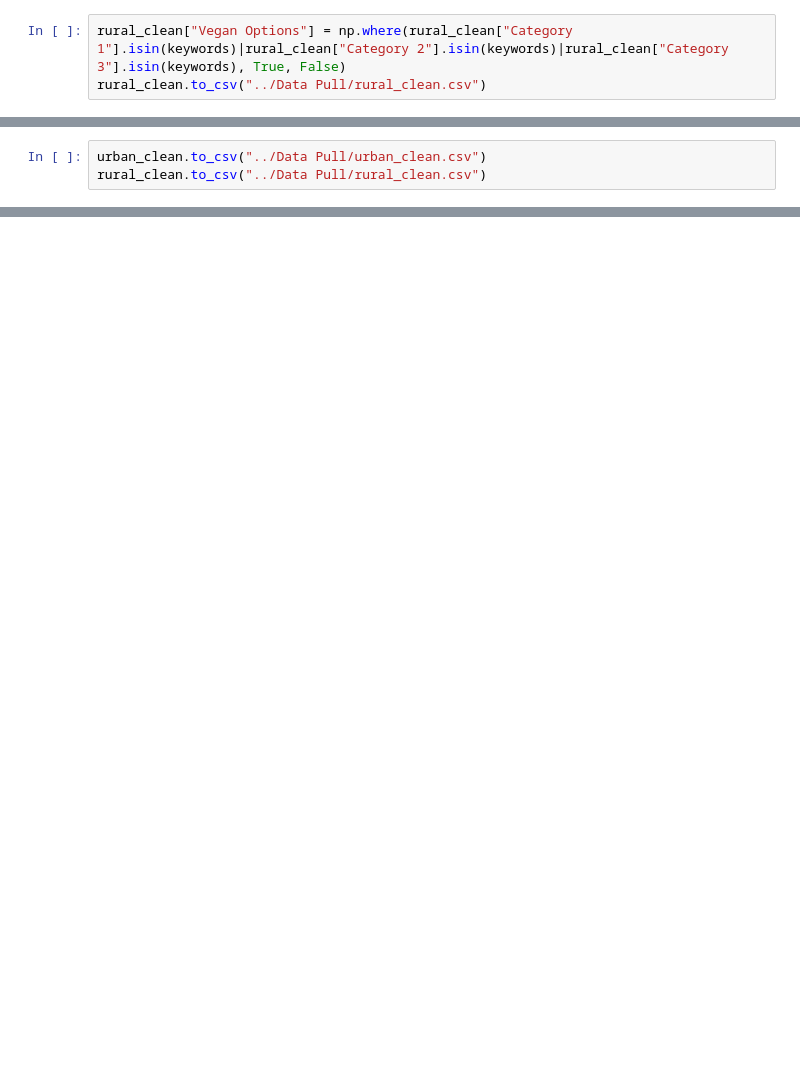
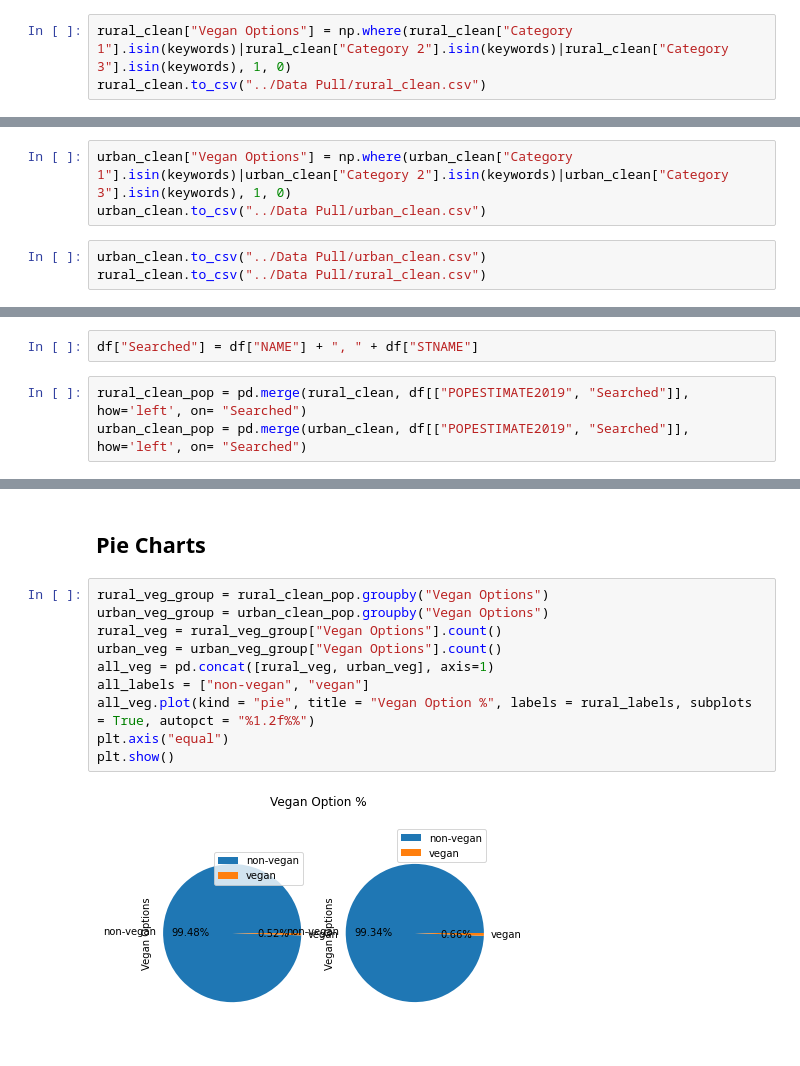
Before and after one commit to KrystalDodd/Project_one, a Jupyter notebook: Data Pull/Yelp APi.ipynb, the cells around one changed output, grey strips where cells are left out. Drawn from its saved outputs; the diff is of its cells as text; blank space fills up the shorter version.

```diff
--- a/Data Pull/Yelp APi.ipynb
+++ b/Data Pull/Yelp APi.ipynb
@@ -154,5 +158,5 @@ keywords = ["Vegan", "vegan"]
 rural_vegan = rural_clean[(rural_clean["Category 1"].isin(keywords))|(rural_clean["Category 2"].isin(keywords))|(rural_clean["Category 3"].isin(keywords))]
 urban_vegan = urban_clean[(urban_clean["Category 1"].isin(keywords))|(urban_clean["Category 2"].isin(keywords))|(urban_clean["Category 3"].isin(keywords))]
 # %%
-rural_clean["Vegan Options"] = np.where(rural_clean["Category 1"].isin(keywords)|rural_clean["Category 2"].isin(keywords)|rural_clean["Category 3"].isin(keywords), True, False)
+rural_clean["Vegan Options"] = np.where(rural_clean["Category 1"].isin(keywords)|rural_clean["Category 2"].isin(keywords)|rural_clean["Category 3"].isin(keywords), 1, 0)
 rural_clean.to_csv("../Data Pull/rural_clean.csv")
@@ -161,3 +163,6 @@ rural_clean_pop = pd.merge(rural_clean, df,  how='left', left_on='Searched', rig
+# %%
+urban_clean["Vegan Options"] = np.where(urban_clean["Category 1"].isin(keywords)|urban_clean["Category 2"].isin(keywords)|urban_clean["Category 3"].isin(keywords), 1, 0)
+urban_clean.to_csv("../Data Pull/urban_clean.csv")
 # %%
 urban_clean.to_csv("../Data Pull/urban_clean.csv")
 rural_clean.to_csv("../Data Pull/rural_clean.csv")
@@ -181,0 +169,5 @@ rural_group.count()
+# %%
+df["Searched"] = df["NAME"] + ", " + df["STNAME"]
+# %%
+rural_clean_pop = pd.merge(rural_clean, df[["POPESTIMATE2019", "Searched"]],  how='left', on= "Searched")
+urban_clean_pop = pd.merge(urban_clean, df[["POPESTIMATE2019", "Searched"]],  how='left', on= "Searched")
@@ -181,0 +269,14 @@ rural_group.count()
+# %% [markdown]
+## Pie Charts
+# %%
+rural_veg_group = rural_clean_pop.groupby("Vegan Options")
+urban_veg_group = urban_clean_pop.groupby("Vegan Options")
+rural_veg = rural_veg_group["Vegan Options"].count()
+urban_veg = urban_veg_group["Vegan Options"].count()
+all_veg = pd.concat([rural_veg, urban_veg], axis=1)
+all_labels = ["non-vegan", "vegan"]
+all_veg.plot(kind = "pie", title = "Vegan Option %", labels = rural_labels, subplots = True, autopct = "%1.2f%%")
+plt.axis("equal")
+plt.show()
+# %% [output]
+[figure, added]
```
Also changed, not shown: parts of 15 cells of this notebook.
